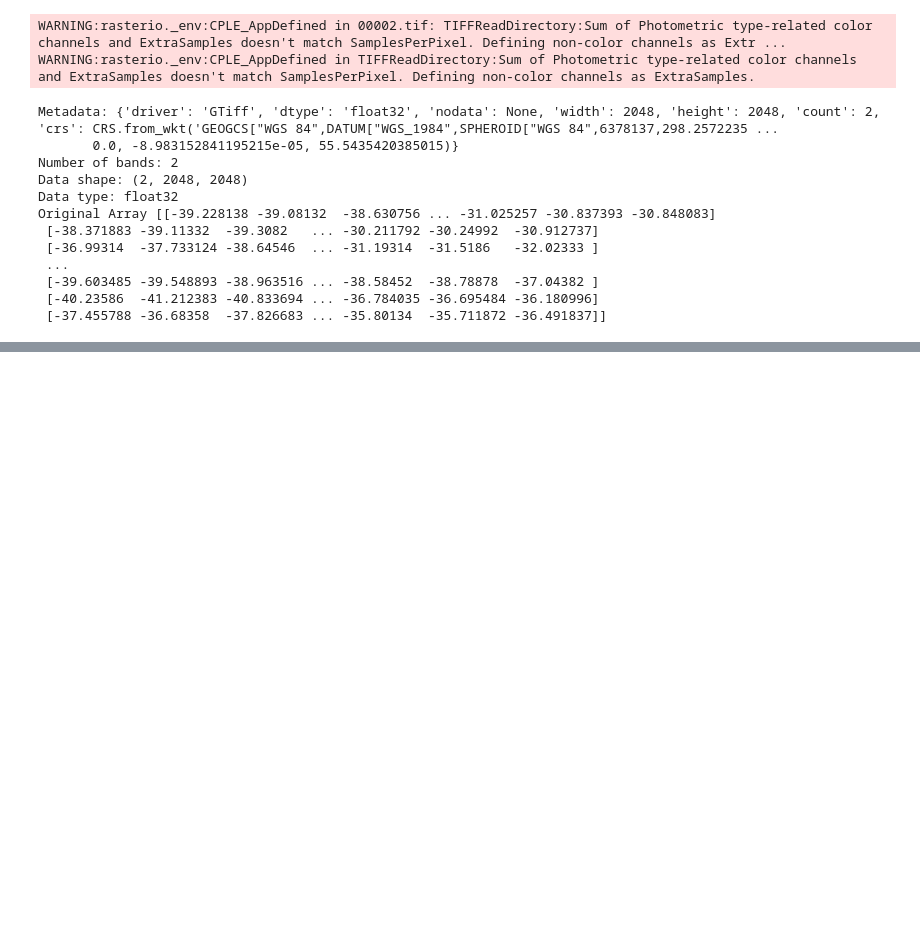
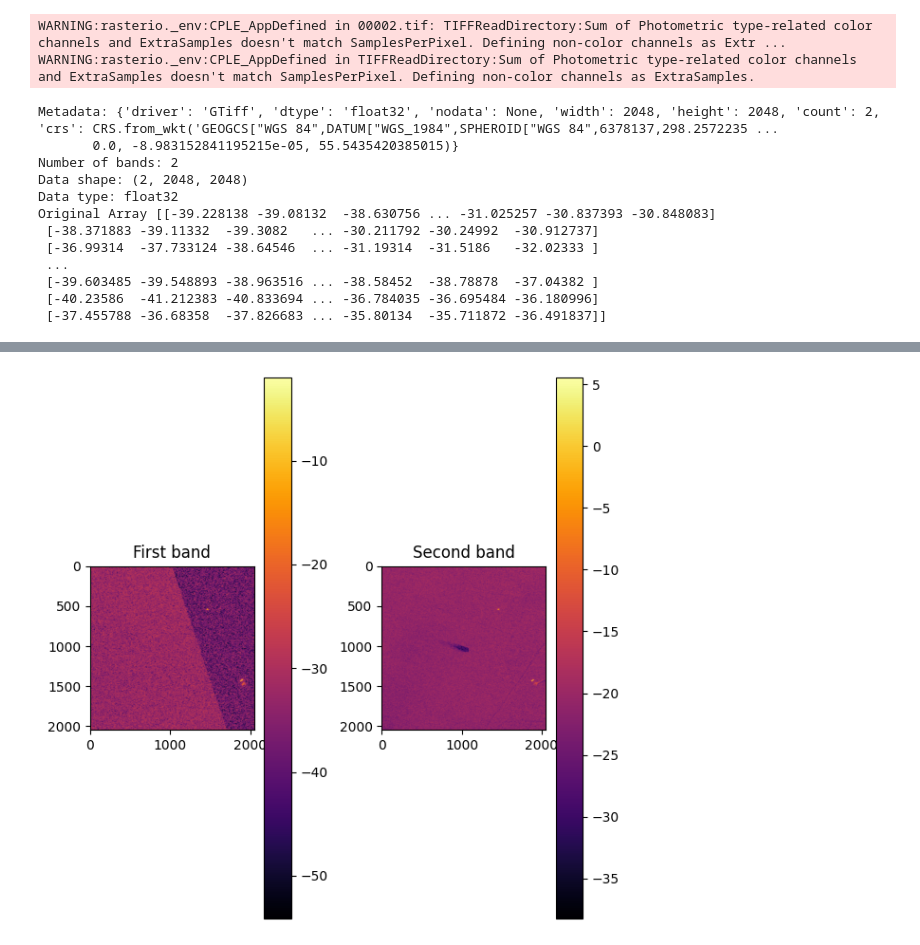
Before and after one commit to Chinmayee-k1729/Oil-spill-detection-using-Synthetic-Aperture-Radar-SAR-data-, a Jupyter notebook: IITISoC.ipynb, the cells around one changed output, grey strips where cells are left out. Drawn from its saved outputs; the diff is of its cells as text; code cells hidden in the pictures; blank space fills up the shorter version.

```diff
--- a/IITISoC.ipynb
+++ b/IITISoC.ipynb
@@ -85,0 +121,17 @@ Original Array [[-39.228138 -39.08132  -38.630756 ... -31.025257 -30.837393 -30.
+# %%
+plt.figure(figsize=(12, 6))
+plt.subplot(1,4,3)
+plt.imshow(band1,cmap='inferno')   #Changed colormap to inferno
+plt.colorbar()
+plt.title("First band")
+
+plt.subplot(1,4,4)
+plt.imshow(band2,cmap='inferno')
+plt.colorbar()
+plt.title("Second band")
+
+
+plt.tight_layout()                 #To prevent overlap between images
+plt.show()
+# %% [output]
+[figure, added]
```
Also changed, not shown: parts of 4 cells of this notebook.
